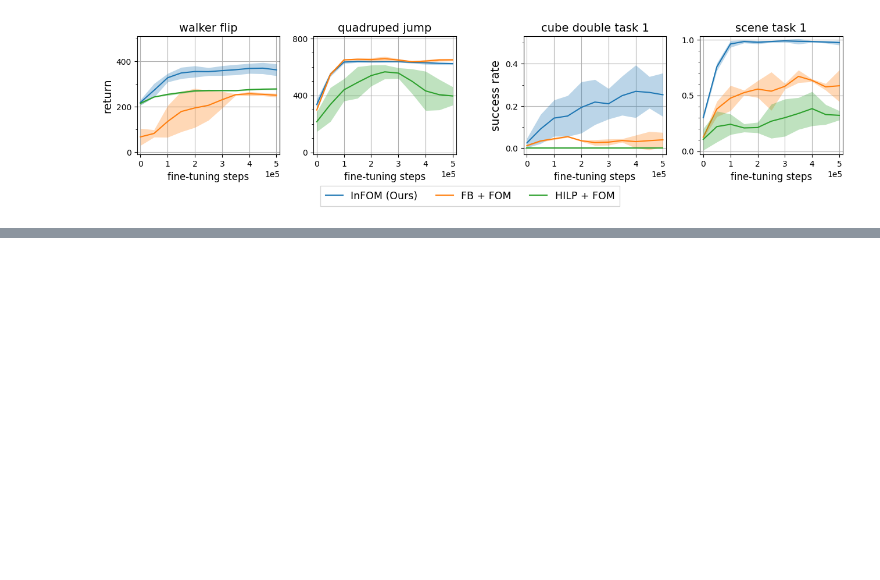
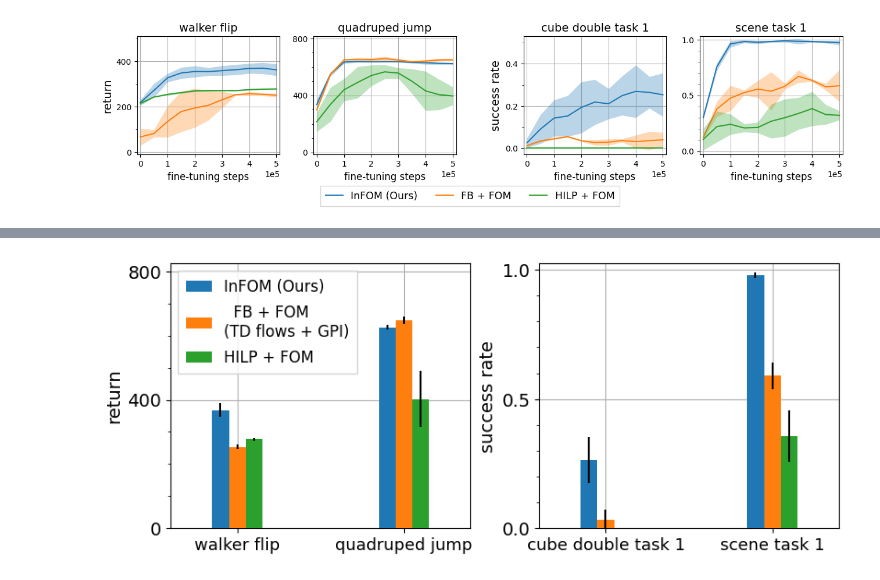
Before and after one commit to chongyi-zheng/ogbench, a Jupyter notebook: plot_scripts/intention_encoding_learning_curve.ipynb, the cells around one changed output, grey strips where cells are left out. Drawn from its saved outputs; the diff is of its cells as text; code cells hidden in the pictures; blank space fills up the shorter version.

```diff
--- a/plot_scripts/intention_encoding_learning_curve.ipynb
+++ b/plot_scripts/intention_encoding_learning_curve.ipynb
@@ -174,3 +174,78 @@ fig.savefig(filepath, dpi=300)
 plt.show()
 # %% [output]
 [figure]
+# %%
+for env_name, env_data in algo_data.items():
+    for algo, data in env_data.items():
+        # x = data[0] - 1e6
+        y = data[1:, -3:].mean(axis=-1)
+        y_mean = np.mean(y, axis=0)
+        y_std = np.std(y, axis=0, ddof=1)
+
+        print(f"env = {env_name}, {algo}: mean = {y_mean:.4f}, std = {y_std:.4f}")
+
+
+tasks = ['walker flip', 'quadruped jump', 'cube double task 1', 'scene task 1']
+
+
+
+infom_mean = np.array([367.6713, 626.0349, 0.2627, 0.9783])
+infom_std = np.array([21.1020, 6.8158, 0.0888, 0.0100])
+fb_fom_mean = np.array([253.8106, 647.4752, 0.0333, 0.5900])
+fb_fom_std = np.array([7.1819, 12.0109, 0.0377, 0.0519])
+hilp_fom_mean = np.array([278.0506, 402.4222, 0.0000, 0.3556])
+hilp_fom_std = np.array([4.5412, 88.0037, 0.0000, 0.0990])
+
+# fig, axes = plt.subplots(1, 2, figsize=(8, 3.2), gridspec_kw=dict(wspace=0.28, hspace=0.05))
+fig, axes = plt.subplots(1, 2, figsize=(8, 3.2))
+
+x = np.arange(2)
+width = 0.05
+
+ax = axes[0]
+
+multiplier = 0.5
+capsize = 0
+ax.bar(x * multiplier - 1.0 * width, infom_mean[:2], yerr=infom_std[:2], width=width, label='InFOM (Ours)', capsize=capsize, zorder=3)
+ax.bar(x * multiplier + 0.0 * width, fb_fom_mean[:2], yerr=fb_fom_std[:2], width=width, label='  FB + FOM\n(TD flows + GPI)', capsize=capsize, zorder=3)
+ax.bar(x * multiplier + 1.0 * width, hilp_fom_mean[:2], yerr=hilp_fom_std[:2], width=width, label='HILP + FOM', capsize=capsize, zorder=3)
+# ax.yaxis.set_major_locator(MultipleLocator(200))
+ax.yaxis.set_minor_locator(MultipleLocator(100))
+eps = 0.2
+ax.set_xlim([-eps, (len(tasks[:2]) - 1) * multiplier + eps])
+ax.set_ylim([0.0, 825])
+ax.legend(fontsize=12, loc='upper left', labelspacing=0.6, columnspacing=1.8075,
+          borderpad=0.5, handlelength=1.7, ncol=1, shadow=False, fancybox=False,)
+# ax.legend(bbox_to_anchor=(-0.08, -0.12),
+#     loc="upper left", labelspacing=1, columnspacing=1.8075, fancybox=False,
+#     shadow=False, fontsize=12.5, borderpad=0.35, handlelength=1.7, ncol=3)
+ax.set_xticks(x * multiplier, tasks[:2], fontsize=13)
+ax.set_yticks([0.0, 400, 800])
+ax.tick_params(axis="y", labelsize=14)
+ax.set_ylabel('return', fontsize=14)
+ax.grid(zorder=0)
+
+ax = axes[1]
+
+multiplier = 0.5
+capsize = 0
+ax.bar(x * multiplier - 1.0 * width, infom_mean[2:], yerr=infom_std[2:], width=width, label='InFOM (Ours)', capsize=capsize, zorder=3)
+ax.bar(x * multiplier + 0.0 * width, fb_fom_mean[2:], yerr=fb_fom_std[2:], width=width, label='FB + FOM (TD flow + GPI)', capsize=capsize, zorder=3)
+ax.bar(x * multiplier + 1.0 * width, hilp_fom_mean[2:], yerr=hilp_fom_std[2:], width=width, label='HILP + FOM', capsize=capsize, zorder=3)
+ax.yaxis.set_minor_locator(MultipleLocator(0.1))
+eps = 0.2
+ax.set_xlim([-eps, (len(tasks[2:]) - 1) * multiplier + eps])
+ax.set_ylim([0.0, 1.025])
+ax.set_xticks(x * multiplier, tasks[2:], fontsize=13)
+ax.set_yticks([0.0, 0.5, 1.0])
+ax.tick_params(axis="y", labelsize=14)
+ax.set_ylabel('success rate', fontsize=14)
+ax.grid(zorder=0)
+
+fig.tight_layout(rect=(-0.02, -0.0456, 1.015, 1.04))  # rect = (left, bottom, right, top), default: (0, 0, 1, 1)
+fig.subplots_adjust(wspace=0.23)
+filepath = "/u/cz8792/research/ogbench/plot_scripts/figures/intention_encoding_ablation_lc.pdf"
+# fig.savefig(filepath, dpi=150, bbox_inches="tight")
+fig.savefig(filepath, dpi=300)
+plt.show()
+# %% [output]
@@ -176,0 +264 @@ plt.show()
+[figure, added]
```
Also changed, not shown: parts of 1 cell of this notebook, 9 other files.
